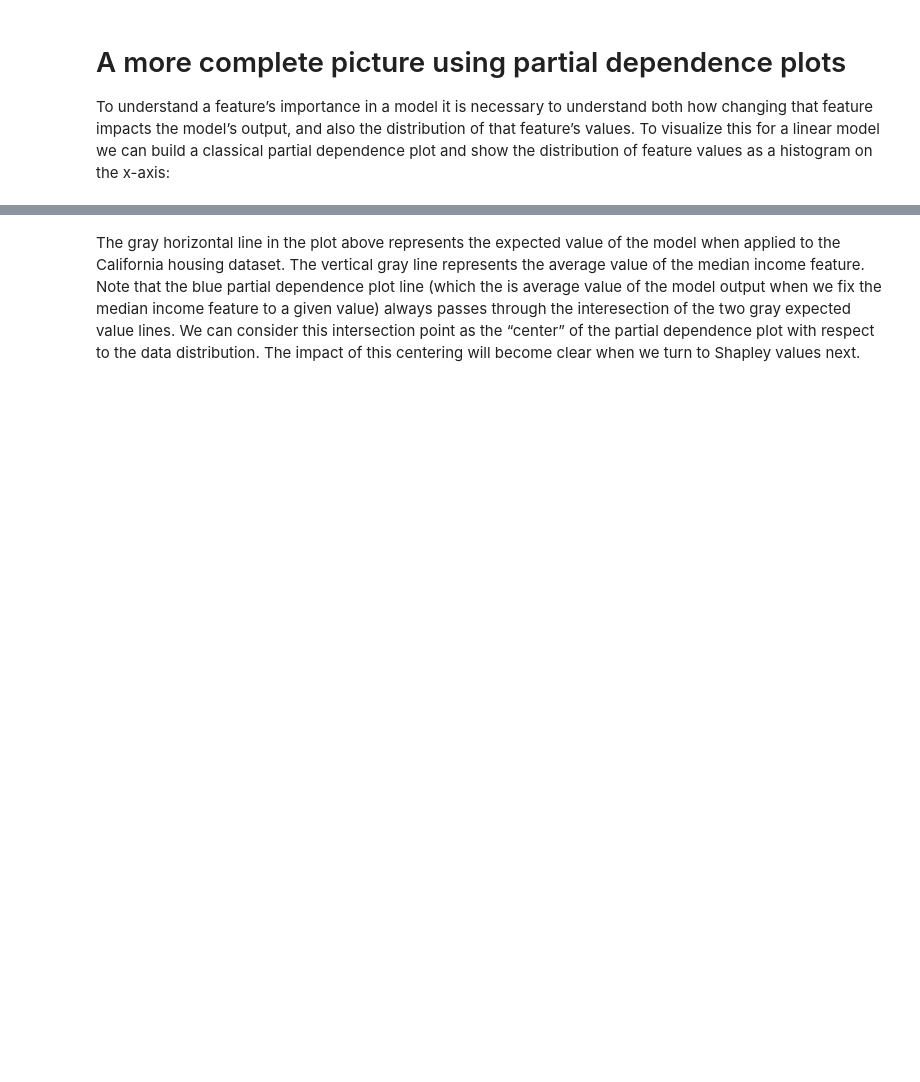
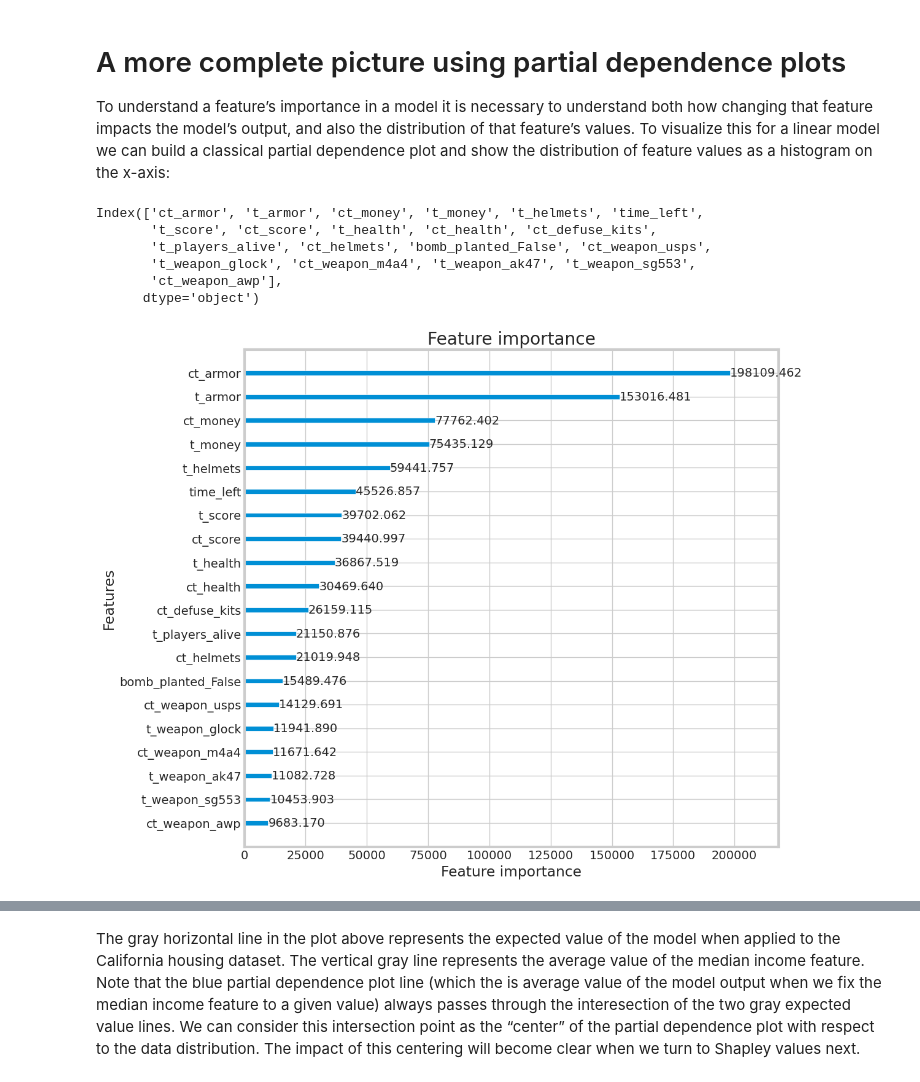
Before and after one commit to MaltheT/decision-support-systems, a Jupyter notebook: project5/dss_interp.ipynb, the cells around one changed output, grey strips where cells are left out. Saved outputs shown, nothing was run; the diff lists cells and outputs as text; code cells hidden in the pictures; blank space fills up the shorter version.

```diff
--- a/project5/dss_interp.ipynb
+++ b/project5/dss_interp.ipynb
@@ -244 +250,16 @@ X100 = shap.utils.sample(X, 100) # 100 instances for use as the background distr
+# %%
+# Show the feature importance
+lgb.plot_importance(model, figsize=(10, 10), importance_type='gain', max_num_features=20)
+
+# Create a list of the top 20 features
+top_features = X.columns[list(model.feature_importance(importance_type='gain').argsort()[-20:][::-1])]
+print(top_features)
+# %% [output]
+Index(['ct_armor', 't_armor', 'ct_money', 't_money', 't_helmets', 'time_left',
+       't_score', 'ct_score', 't_health', 'ct_health', 'ct_defuse_kits',
+       't_players_alive', 'ct_helmets', 'bomb_planted_False', 'ct_weapon_usps',
+       't_weapon_glock', 'ct_weapon_m4a4', 't_weapon_ak47', 't_weapon_sg553',
+       'ct_weapon_awp'],
+      dtype='object')
+[figure, added]
 # %%
```
Also changed, not shown: parts of 9 cells of this notebook, 1 other file.
